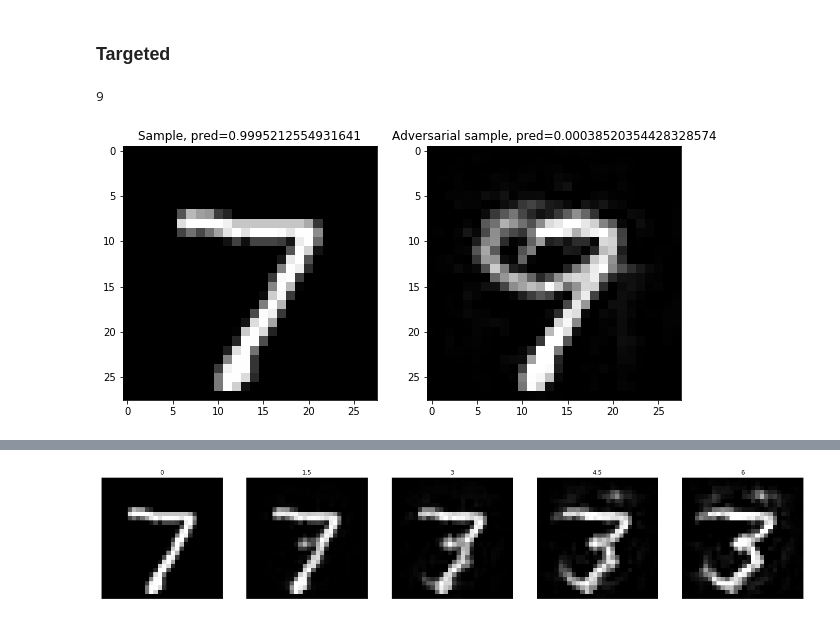
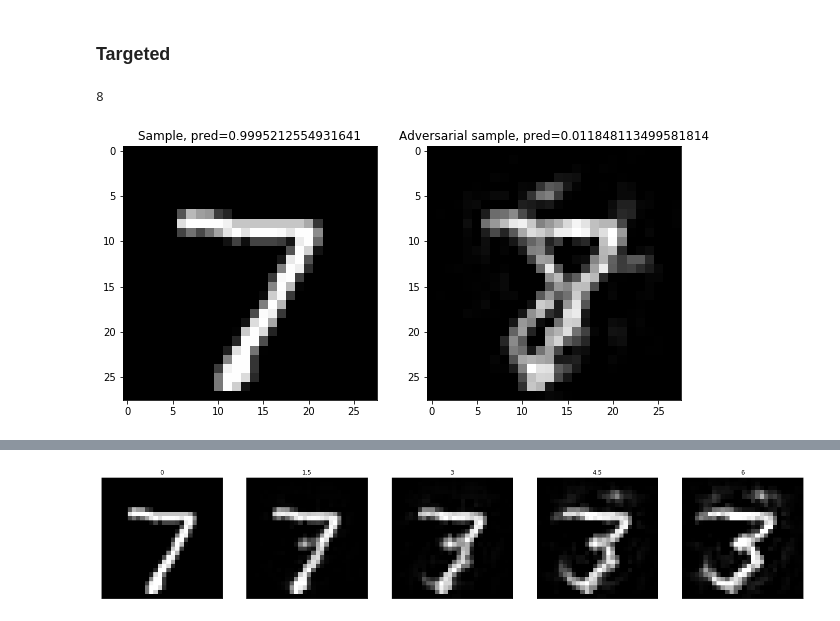
Before and after one commit to oscarknagg/adversarial, a Jupyter notebook: notebooks/Adversarial_Training.ipynb, the cells around one changed output, grey strips where cells are left out. Saved outputs shown, nothing was run; the diff lists cells and outputs as text; code cells hidden in the pictures.

```diff
--- a/notebooks/Adversarial_Training.ipynb
+++ b/notebooks/Adversarial_Training.ipynb
@@ -328,21 +328,21 @@ Adversarial prediction =  9
 ### Targeted
 # %%
  x_adv_pgd_hard = pgd(adv_model_l2, x, y, torch.nn.CrossEntropyLoss(),
-                             k=240, step=0.25, eps=4, norm=2, y_target=torch.Tensor([9]).long().to(DEVICE))
+                             k=240, step=0.25, eps=4, norm=2, y_target=torch.Tensor([8]).long().to(DEVICE))
 
 print(adv_model_l2(x_adv_pgd_hard).argmax(dim=1).item())
 fig, axes = plt.subplots(1, 2, figsize=(10,5))
 
 axes[0].imshow(x[0, 0].cpu().numpy(), cmap='gray')
 axes[0].set_title(f'Sample, pred={adv_model_l2(x).softmax(dim=1)[0, y].item()}')
 
 axes[1].imshow(x_adv_pgd_hard[0, 0].cpu().numpy(), cmap='gray')
 axes[1].set_title(f'Adversarial sample, pred={adv_model_l2(x_adv_pgd_hard).softmax(dim=1)[0, y].item()}')
 
 plt.show()
 # %% [output]
-9
+8
-[figure, old version]
+[figure, new version]
 # %%
 def class_interpolations(eps, model_):
     examples = []
```
Also changed, not shown: parts of 3 cells of this notebook, 1 other file.
